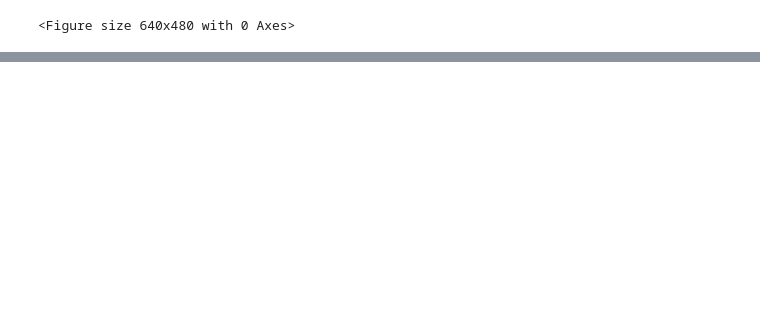
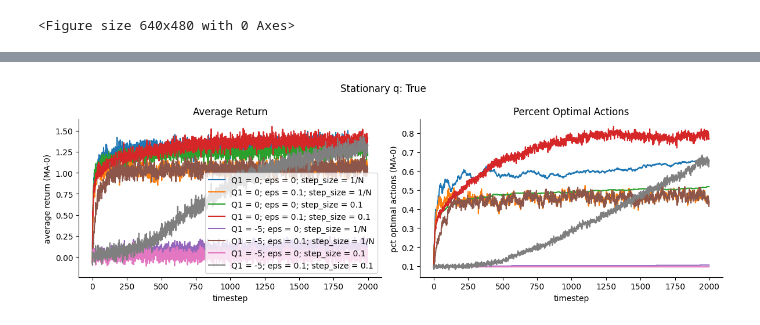
Before and after one commit to PrinceJavier/princejavier.github.io, a Jupyter notebook: reinforcement_learning/k_armed_bandit_2.ipynb, the cells around one changed output, grey strips where cells are left out. Saved outputs shown, nothing was run; the diff lists cells and outputs as text; code cells hidden in the pictures; blank space fills up the shorter version.

```diff
--- a/reinforcement_learning/k_armed_bandit_2.ipynb
+++ b/reinforcement_learning/k_armed_bandit_2.ipynb
@@ -161,12 +191,14 @@ fig, axs = plt.subplots(1, 2, figsize=(12, 4), sharey=False)
 w = 0
 stationary_q = False
 Q_init_vals = [[0] * k_arms, [5] * k_arms]
-step_sizes = [0.1] #["1/N", 0.1]
+step_sizes = ["1/N", 0.1]
 eps_list = [0, 0.1]
 
 for Q_init in Q_init_vals:
     for step_size in step_sizes:
         for eps in eps_list:
+            label = f'Q1 = {Q_init[0]}; eps = {eps}; step_size = {step_size}'
             plot_learning_curves(stationary_q, Q_init, q_delta_std,
-                                k_arms, n_trials, steps, step_size, eps, w, axs)
+                                k_arms, n_trials, steps, step_size, eps, w,
+                                axs, label=label)
 # %% [output]
@@ -175,0 +214,19 @@ for Q_init in Q_init_vals:
+# %%
+# pessimistic greedy, we expect bad performance due to explotation of more bad actions!
+fig, axs = plt.subplots(1, 2, figsize=(12, 4), sharey=False)
+
+w = 0
+stationary_q = True
+Q_init_vals = [[0] * k_arms, [-5] * k_arms]
+step_sizes = ["1/N", 0.1]
+eps_list = [0, 0.1]
+
+for Q_init in Q_init_vals:
+    for step_size in step_sizes:
+        for eps in eps_list:
+            label = f'Q1 = {Q_init[0]}; eps = {eps}; step_size = {step_size}'
+            plot_learning_curves(stationary_q, Q_init, q_delta_std,
+                                k_arms, n_trials, steps, step_size, eps, w,
+                                axs, label=label)
+# %% [output]
+[figure, added]
```
Also changed, not shown: parts of 14 cells of this notebook, 2 other files.
